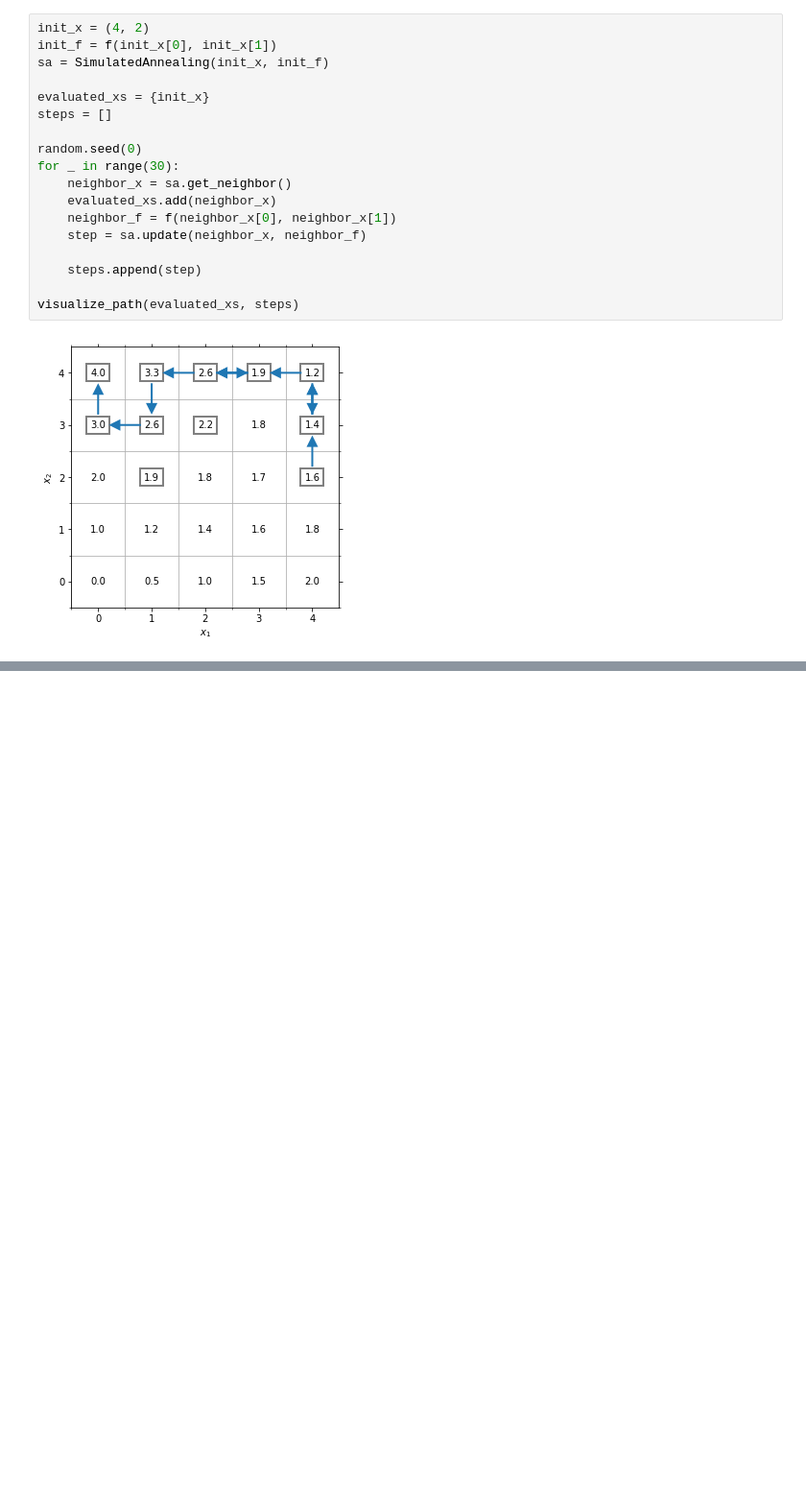
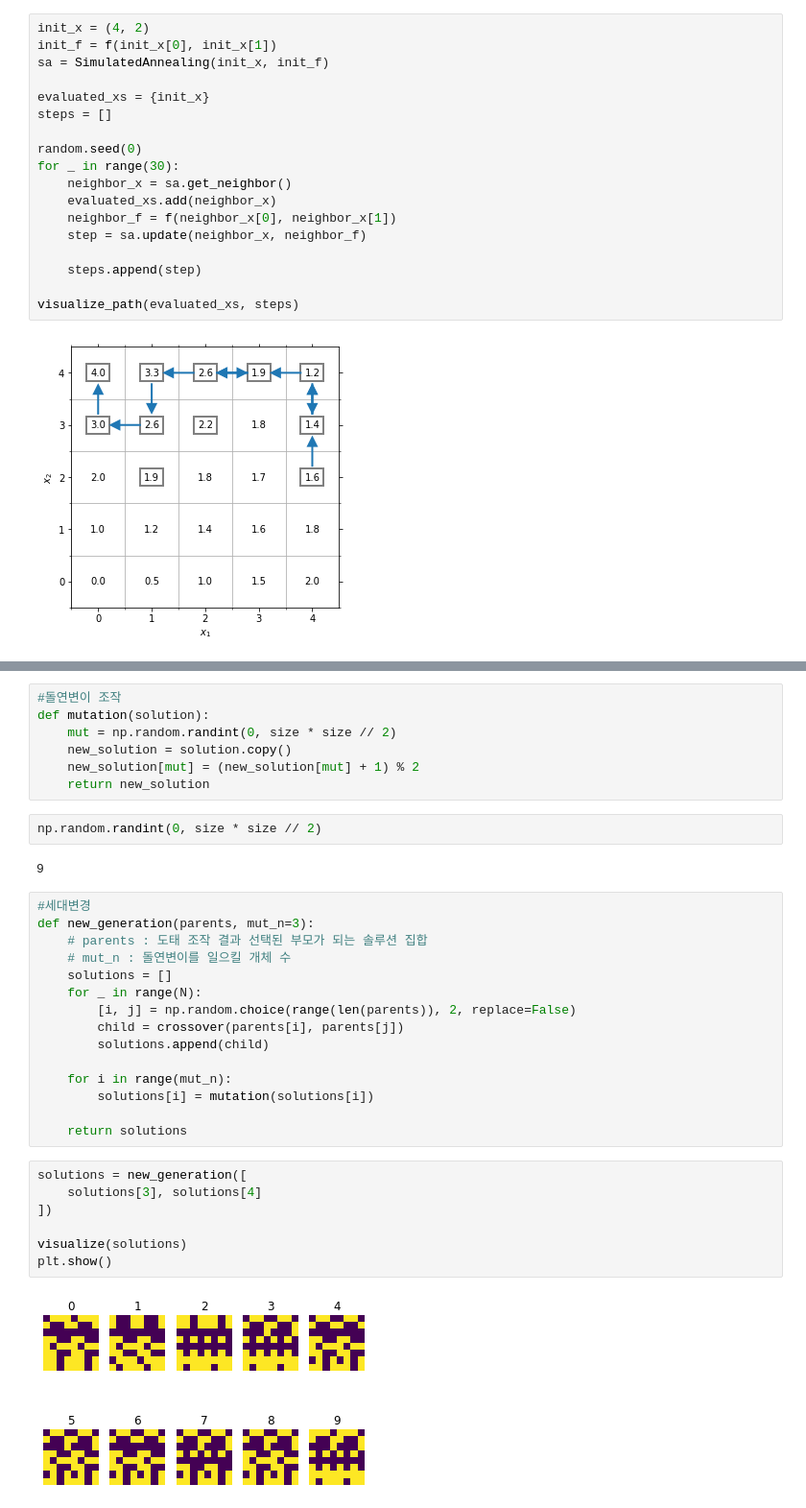
Before and after one commit to king-rabbit/ab_test, a Jupyter notebook: ch4.ipynb, the cells around one changed output, grey strips where cells are left out. Shown at 96% size. Cells and saved outputs as stored; diff of their text form; blank space fills up the shorter version.

```diff
--- a/ch4.ipynb
+++ b/ch4.ipynb
@@ -325,0 +383,35 @@ visualize_path(evaluated_xs, steps)
+# %%
+#돌연변이 조작
+def mutation(solution):
+    mut = np.random.randint(0, size * size // 2)
+    new_solution = solution.copy()
+    new_solution[mut] = (new_solution[mut] + 1) % 2
+    return new_solution
+# %%
+np.random.randint(0, size * size // 2)
+# %% [output]
+9
+# %%
+#세대변경
+def new_generation(parents, mut_n=3):
+    # parents : 도태 조작 결과 선택된 부모가 되는 솔루션 집합
+    # mut_n : 돌연변이를 일으킬 개체 수
+    solutions = []
+    for _ in range(N):
+        [i, j] = np.random.choice(range(len(parents)), 2, replace=False)
+        child = crossover(parents[i], parents[j])
+        solutions.append(child)
+
+    for i in range(mut_n):
+        solutions[i] = mutation(solutions[i])
+
+    return solutions
+# %%
+solutions = new_generation([
+    solutions[3], solutions[4]
+])
+
+visualize(solutions)
+plt.show()
+# %% [output]
+[figure, added]
```
Also changed, not shown: parts of 10 cells of this notebook, 1 other file.
